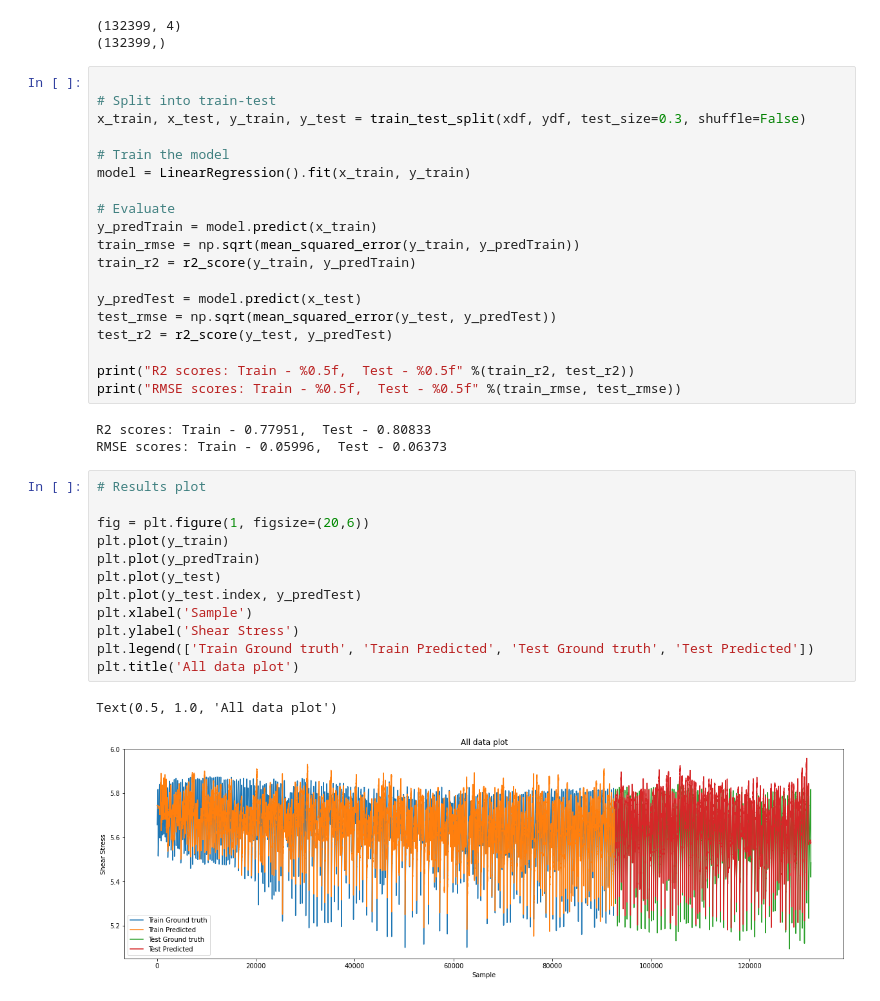
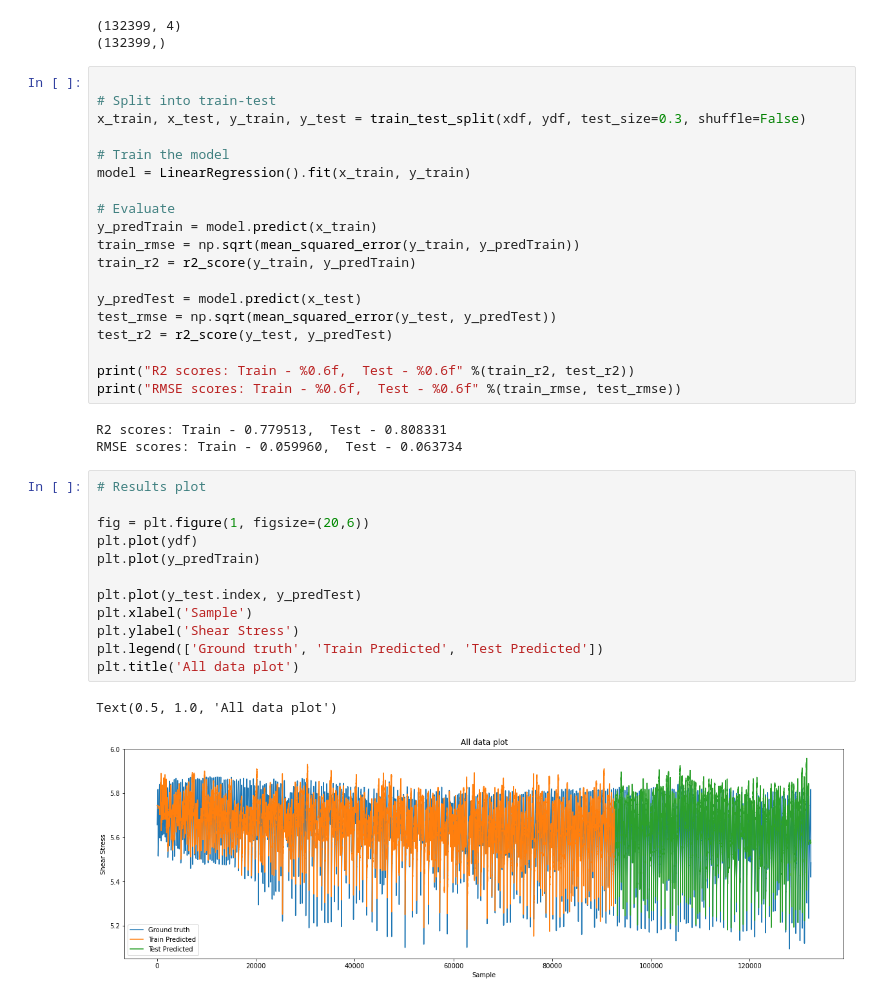
Before and after one commit to vrushaligirkar/Labquake-Prediction, a Jupyter notebook: Baseline/baseline_reg.ipynb, the cells around one changed output. Cells and saved outputs as stored; diff of their text form.

```diff
--- a/Baseline/baseline_reg.ipynb
+++ b/Baseline/baseline_reg.ipynb
@@ -46,23 +46,23 @@ y_predTest = model.predict(x_test)
 test_rmse = np.sqrt(mean_squared_error(y_test, y_predTest))
 test_r2 = r2_score(y_test, y_predTest)
 
-print("R2 scores: Train - %0.5f,  Test - %0.5f" %(train_r2, test_r2))
-print("RMSE scores: Train - %0.5f,  Test - %0.5f" %(train_rmse, test_rmse))
+print("R2 scores: Train - %0.6f,  Test - %0.6f" %(train_r2, test_r2))
+print("RMSE scores: Train - %0.6f,  Test - %0.6f" %(train_rmse, test_rmse))
 # %% [output]
-R2 scores: Train - 0.77951,  Test - 0.80833
-RMSE scores: Train - 0.05996,  Test - 0.06373
+R2 scores: Train - 0.779513,  Test - 0.808331
+RMSE scores: Train - 0.059960,  Test - 0.063734
 # %%
 # Results plot
 
 fig = plt.figure(1, figsize=(20,6))
-plt.plot(y_train)
+plt.plot(ydf)
 plt.plot(y_predTrain)
-plt.plot(y_test)
+
 plt.plot(y_test.index, y_predTest)
 plt.xlabel('Sample')
 plt.ylabel('Shear Stress')
-plt.legend(['Train Ground truth', 'Train Predicted', 'Test Ground truth', 'Test Predicted'])
+plt.legend(['Ground truth', 'Train Predicted', 'Test Predicted'])
 plt.title('All data plot')
 # %% [output]
 Text(0.5, 1.0, 'All data plot')
-[figure, old version]
+[figure, new version]
```
Also changed, not shown: parts of 2 cells of this notebook.
